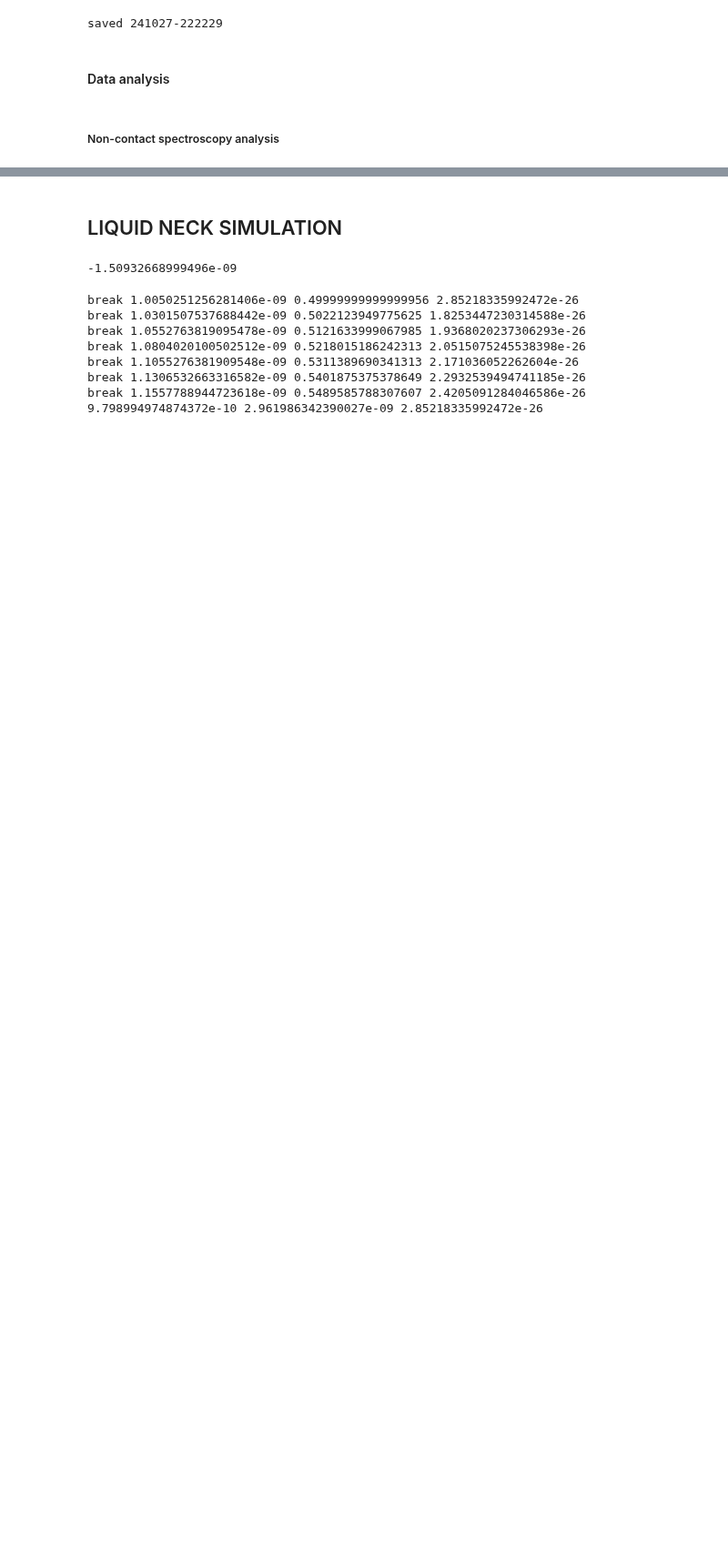
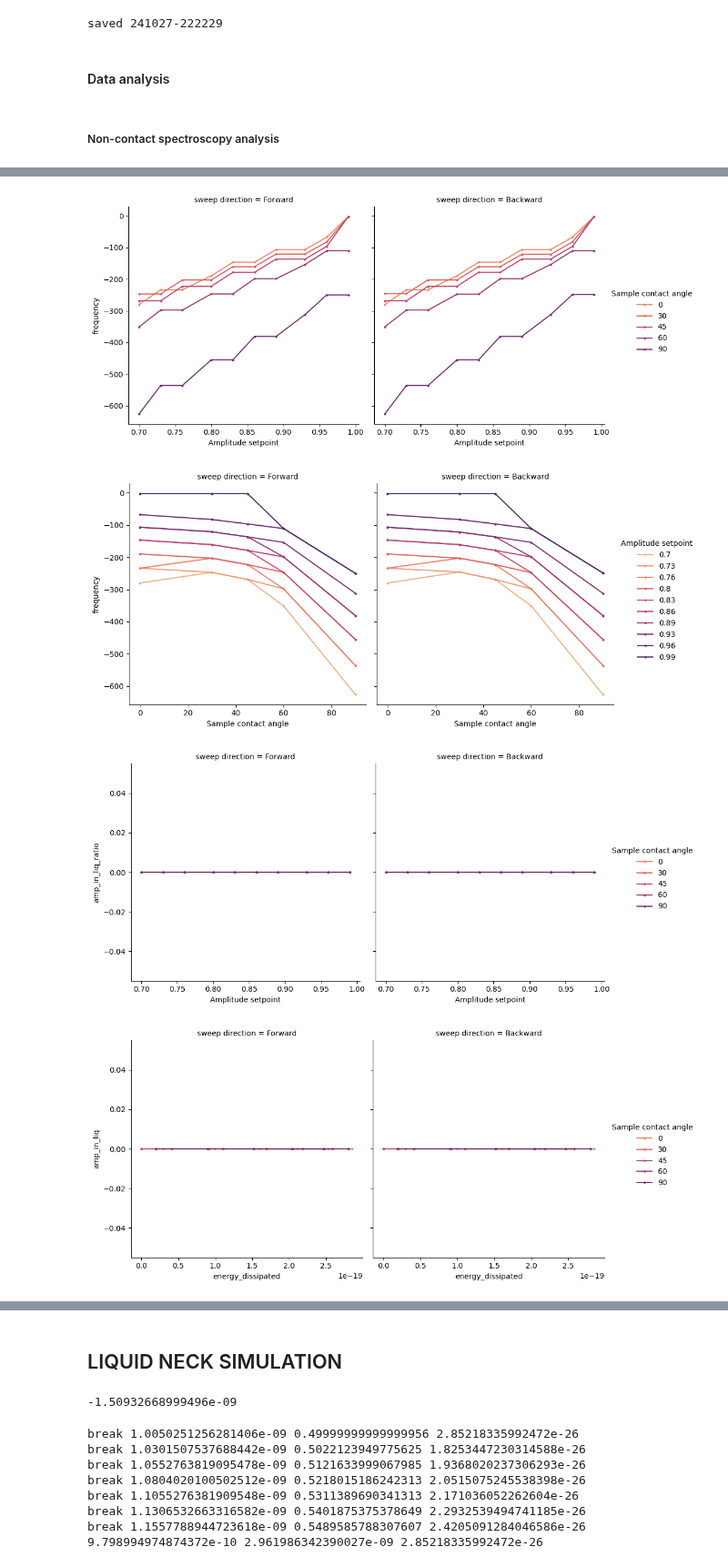
Before and after one commit to PranavSudersan/AFM-Dashboard, a Jupyter notebook: AFM Dashboard.ipynb, the cells around one changed output, grey strips where cells are left out. Shown at 91% size. Saved outputs shown, nothing was run; the diff lists cells and outputs as text; code cells hidden in the pictures; blank space fills up the shorter version.

```diff
--- a/AFM Dashboard.ipynb
+++ b/AFM Dashboard.ipynb
@@ -7170,7 +7189,7 @@ plt.show()
 # non-contact mode simulation data analysis
 
 simudata_folderpath = '/home/pranav/Work/Data/Murcia/Cantilever simulation/'#Analysis/20240811 parametric study/non-contact mode/'
-label_name = 'Sample contact angle' #choose from header names in simulation data
+# label_name = 'Sample contact angle' #choose from header names in simulation data
 # label_name2 = 'Label'
 
 noncontact_spectro_files = list(filedialog.askopenfilenames(title='Choose spectroscopy file',
@@ -7184,10 +7203,10 @@ simu_spectrodf_list = []
 simu_noncontact_setpointdf_list = []
 amplitude_setpoint_list = np.linspace(0.99, 0.7, 10)
 for simu_spectro_file_i in noncontact_spectro_files:
-    simu_spectro_df_i = pd.read_csv(f'{simu_spectro_file_i}', header=36)
+    simu_spectro_df_i = pd.read_csv(f'{simu_spectro_file_i}', header=37)
     header_dict_i = {}
     with open(f'{simu_spectro_file_i}', "r") as f_j:
-        for j in range(36):
+        for j in range(37): #header lines
             line_j = next(f_j).strip().split(':')
             key_j = line_j[0].split('[')[0].strip()
             val_j = line_j[1].strip()
@@ -7196,10 +7215,10 @@ for simu_spectro_file_i in noncontact_spectro_files:
             except:
                 header_dict_i[key_j] = val_j
     # simu_spectro_df_i[label_name] = round(header_dict_i[label_name], 10)#','.join(simu_spectro_file_i.split('_')[3:7])
-    simu_spectro_df_i[label_name] = int(header_dict_i[label_name])
+    # simu_spectro_df_i[label_name] = int(header_dict_i[label_name])
     # label_val = os.path.basename(simu_spectro_file_i).split('_')[2]
     # simu_spectro_df_i[label_name2] = label_val if label_val != 'thetas' else 'withvdw'
-    simu_spectro_df_i['Capillary jumpin distance'] =  header_dict_i['Capillary jumpin distance']
+    simu_spectro_df_i['Capillary condensation distance'] =  header_dict_i['Capillary condensation distance']
     amp_res_i = header_dict_i['Free resonance amplitude']
     amp_i = simu_spectro_df_i['amplitude']
     mc_i = header_dict_i['Cantilever mass']
@@ -7207,10 +7226,16 @@ for simu_spectro_file_i in noncontact_spectro_files:
     Qc_i = header_dict_i['Quality factor']
     fc_i = header_dict_i['Resonance frequency']
     freq_i = fc_i + simu_spectro_df_i['frequency']
+
+    simu_spectro_df_i['Free resonance amplitude'] = amp_res_i
+    simu_spectro_df_i['Spring constant'] = kc_i
+    simu_spectro_df_i['Sample contact angle'] = int(header_dict_i['Sample contact angle'])
+    simu_spectro_df_i['Humidity'] = header_dict_i['Humidity']
+
     # simu_spectro_df_i['energy_dissipated'] = (mc_i*(np.pi**2)*((freq_i**2)+(fc_i**2)))*((amp_res_i**2)-(amp_i**2))
     simu_spectro_df_i['energy_dissipated'] = (np.pi*kc_i/Qc_i)*((amp_i*amp_res_i)-((amp_i**2)*freq_i/fc_i))
     simu_spectro_df_i['amp_ratio'] = simu_spectro_df_i['amplitude']/simu_spectro_df_i['amplitude'].loc[0]
-    ampinliq_app_i = simu_spectro_df_i['Capillary jumpin distance'] - simu_spectro_df_i['d lower turn']
+    ampinliq_app_i = simu_spectro_df_i['Capillary condensation distance'] - simu_spectro_df_i['d lower turn']
     simu_spectro_df_i['amp_in_liq'] = ampinliq_app_i#/simu_spectro_df_i['amplitude']
     simu_spectro_df_i['amp_in_liq'] = simu_spectro_df_i['amp_in_liq'].where(simu_spectro_df_i['amp_in_liq'] >= 0, 0)
     simu_spectro_df_i['amp_in_liq_ratio'] = simu_spectro_df_i['amp_in_liq']/simu_spectro_df_i['amplitude']
@@ -7224,11 +7249,11 @@ for simu_spectro_file_i in noncontact_spectro_files:
             simu_noncontact_setpointdf_list.append(simu_noncontact_setpointdf_i)
 
 simu_spectro_df_all = pd.concat(simu_spectrodf_list)
-simu_spectro_df_all[label_name] = simu_spectro_df_all[label_name].astype('category') #makes colors more uniform
+# simu_spectro_df_all[label_name] = simu_spectro_df_all[label_name].astype('category') #makes colors more uniform
 simu_noncontact_setpointdf_all = pd.concat(simu_noncontact_setpointdf_list)
-simu_noncontact_setpointdf_all[label_name] = simu_noncontact_setpointdf_all[label_name].astype('category') #makes colors more uniform
-print('non-contact mode: loaded files. Label:', label_name)
+# simu_noncontact_setpointdf_all[label_name] = simu_noncontact_setpointdf_all[label_name].astype('category') #makes colors more uniform
+print('non-contact mode: loaded files. Label:')#, label_name)
 
 
 # plt.show()
-print(noncontact_spectro_files)
+# print(noncontact_spectro_files)
@@ -7374,34 +7452,39 @@ g3 = sns.relplot(data=simu_spectro_df_all, x='d', y='frequency', hue=label_name,
                  kind='line', legend='auto', marker='.', markeredgewidth=0, palette=color_palette, facet_kws={'xlim': plot_drange, 'ylim': plot_freqrange})
 g4 = sns.relplot(data=simu_spectro_df_all, x='d', y='d lower turn', hue=label_name, col='sweep direction',
                  kind='line', legend='auto', marker='.', markeredgewidth=0, palette=color_palette, facet_kws={'xlim': plot_drange, 'ylim': plot_dlowturnrange})
-sns.lineplot(data=simu_spectro_df_all, x='d', y='Capillary jumpin distance', hue=label_name,
+sns.lineplot(data=simu_spectro_df_all, x='d', y='Capillary condensation distance', hue=label_name,
              legend=None, linestyle=':', palette=color_palette)
 g5 = sns.relplot(data=simu_spectro_df_all, x='d', y='deflection', hue=label_name, col='sweep direction',
                  kind='line', legend='auto', marker='.', markeredgewidth=0, palette=color_palette, facet_kws={'xlim': plot_drange}, )
 g6 = sns.relplot(data=simu_spectro_df_all, x='d', y='energy_dissipated', hue=label_name, col='sweep direction',
                  kind='line', legend='auto', marker='.', markeredgewidth=0, palette=color_palette, facet_kws={'xlim': plot_drange}, )
 g7 = sns.relplot(data=simu_spectro_df_all, x='d lower turn', y='energy_dissipated', hue=label_name, col='sweep direction',
                  kind='line', legend='auto', marker='.', markeredgewidth=0, palette=color_palette, facet_kws={'xlim': plot_dlowturnrange, 'ylim': None})
 
 
 #add grid
 # for g_i in [g1, g2, g3, g4, g5, g6]:
 #     for ax_i in g_i.axes.flatten():
 #         ax_i.grid()
 
 plt.show()
 
 #save plots
 # timestamp = datetime.datetime.now().strftime('%y%m%d-%H%M%S')
 # file_suffix = 'novdw_' if ((plot_drange==None) and (plot_freqrange==None) and (plot_amprange==None)) else 'filt_novdw_'
 # g1.figure.savefig(f'{simudata_folderpath}/setpoint_amp_frequency_legend_{label_name}_{file_suffix}{timestamp}.png', dpi=300, bbox_inches='tight')
 # g8.figure.savefig(f'{simudata_folderpath}/freqvsangle_legend_ampsetpoint_{file_suffix}{timestamp}.png', dpi=300, bbox_inches='tight')
 # g10.figure.savefig(f'{simudata_folderpath}/setpoint_amp_ampinliqratio_legend_{label_name}_{file_suffix}{timestamp}.png', dpi=300, bbox_inches='tight')
 # g11.figure.savefig(f'{simudata_folderpath}/ampinliqvseng_legend_{label_name}_{file_suffix}{timestamp}.png', dpi=300, bbox_inches='tight')
 # g9.figure.savefig(f'{simudata_folderpath}/ampinliq_spectroplot_legend_{label_name}_{file_suffix}{timestamp}.png', dpi=300, bbox_inches='tight')
 # g2.figure.savefig(f'{simudata_folderpath}/amplitude_spectroplot_legend_{label_name}_{file_suffix}{timestamp}.png', dpi=300, bbox_inches='tight')
 # g3.figure.savefig(f'{simudata_folderpath}/frequency_spectroplot_legend_{label_name}_{file_suffix}{timestamp}.png', dpi=300, bbox_inches='tight')
 # g4.figure.savefig(f'{simudata_folderpath}/dlowturn_spectroplot_legend_{label_name}_{file_suffix}{timestamp}.png', dpi=300, bbox_inches='tight')
 # g5.figure.savefig(f'{simudata_folderpath}/deflection_spectroplot_legend_{label_name}_{file_suffix}{timestamp}.png', dpi=300, bbox_inches='tight')
 # g6.figure.savefig(f'{simudata_folderpath}/energydiss_spectroplot_legend_{label_name}_{file_suffix}{timestamp}.png', dpi=300, bbox_inches='tight')
 # g7.figure.savefig(f'{simudata_folderpath}/engvsdlow_spectroplot_legend_{label_name}_{file_suffix}{timestamp}.png', dpi=300, bbox_inches='tight')
+# %% [output]
+[figure, added]
+[figure, added]
+[figure, added]
+[figure, added]
```
Also changed, not shown: parts of 8 cells of this notebook, 1 other file.
